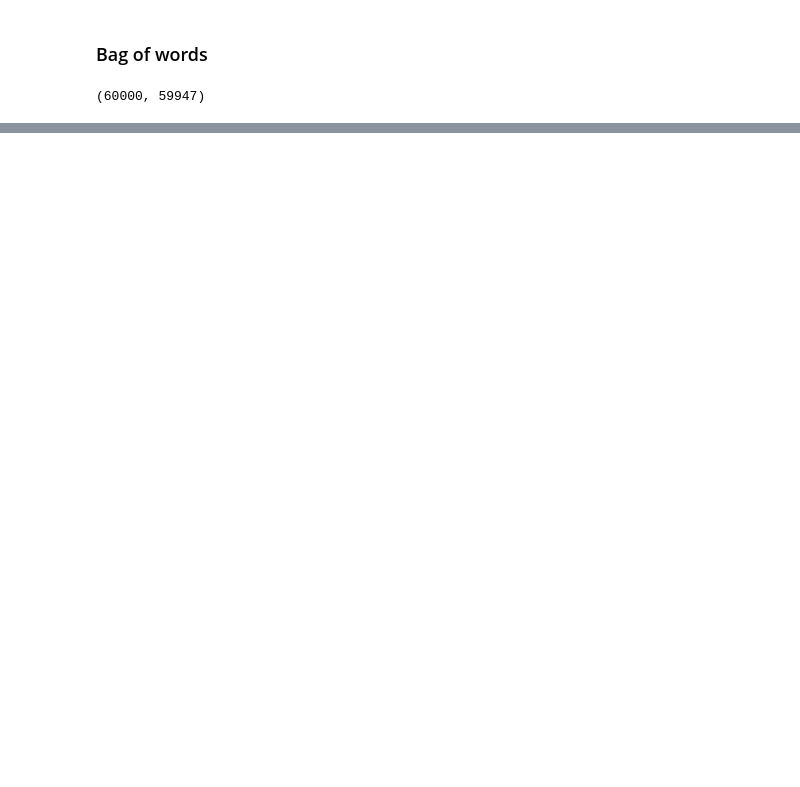
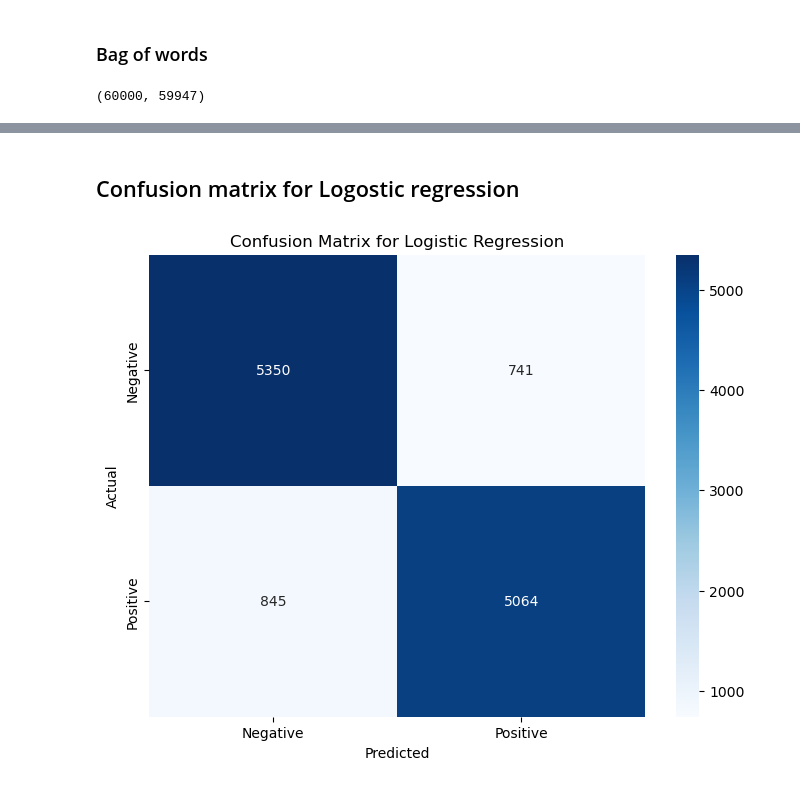
Before and after one commit to urusha-shrestha/nlp_01, a Jupyter notebook: 03_text_vectorization.ipynb, the cells around one changed output, grey strips where cells are left out. Saved outputs shown, nothing was run; the diff lists cells and outputs as text; code cells hidden in the pictures; blank space fills up the shorter version.

```diff
--- a/03_text_vectorization.ipynb
+++ b/03_text_vectorization.ipynb
@@ -50,0 +138,3 @@ array(['aa', 'aaah', 'aadmit', 'aadp', 'aafco', 'aafes',
+# %%
+tfidf_vectorizer = TfidfVectorizer()
+tfidf = tfidf_vectorizer.fit_transform(df['cleaned_text'])
@@ -50,0 +156,2 @@ array(['aa', 'aaah', 'aadmit', 'aadp', 'aafco', 'aafes',
+# %%
+X_train, X_test, y_train, y_test = train_test_split(tfidf, df['sentiment'], test_size=0.2, random_state=42)
@@ -50,0 +170,2 @@ array(['aa', 'aaah', 'aadmit', 'aadp', 'aafco', 'aafes',
+# %%
+y_pred = clf.predict(X_test)
@@ -50,0 +217,13 @@ array(['aa', 'aaah', 'aadmit', 'aadp', 'aafco', 'aafes',
+# %% [markdown]
+## Confusion matrix for Logostic regression
+# %%
+cm_rf = confusion_matrix(y_test, y_pred)
+
+plt.figure(figsize=(8, 6))
+sns.heatmap(cm_rf, annot=True, fmt='d', cmap='Blues', xticklabels=['Negative', 'Positive'], yticklabels=['Negative', 'Positive'])
+plt.xlabel('Predicted')
+plt.ylabel('Actual')
+plt.title('Confusion Matrix for Logistic Regression')
+plt.show()
+# %% [output]
+[figure, added]
```
Also changed, not shown: parts of 29 cells of this notebook, 2 other files.
